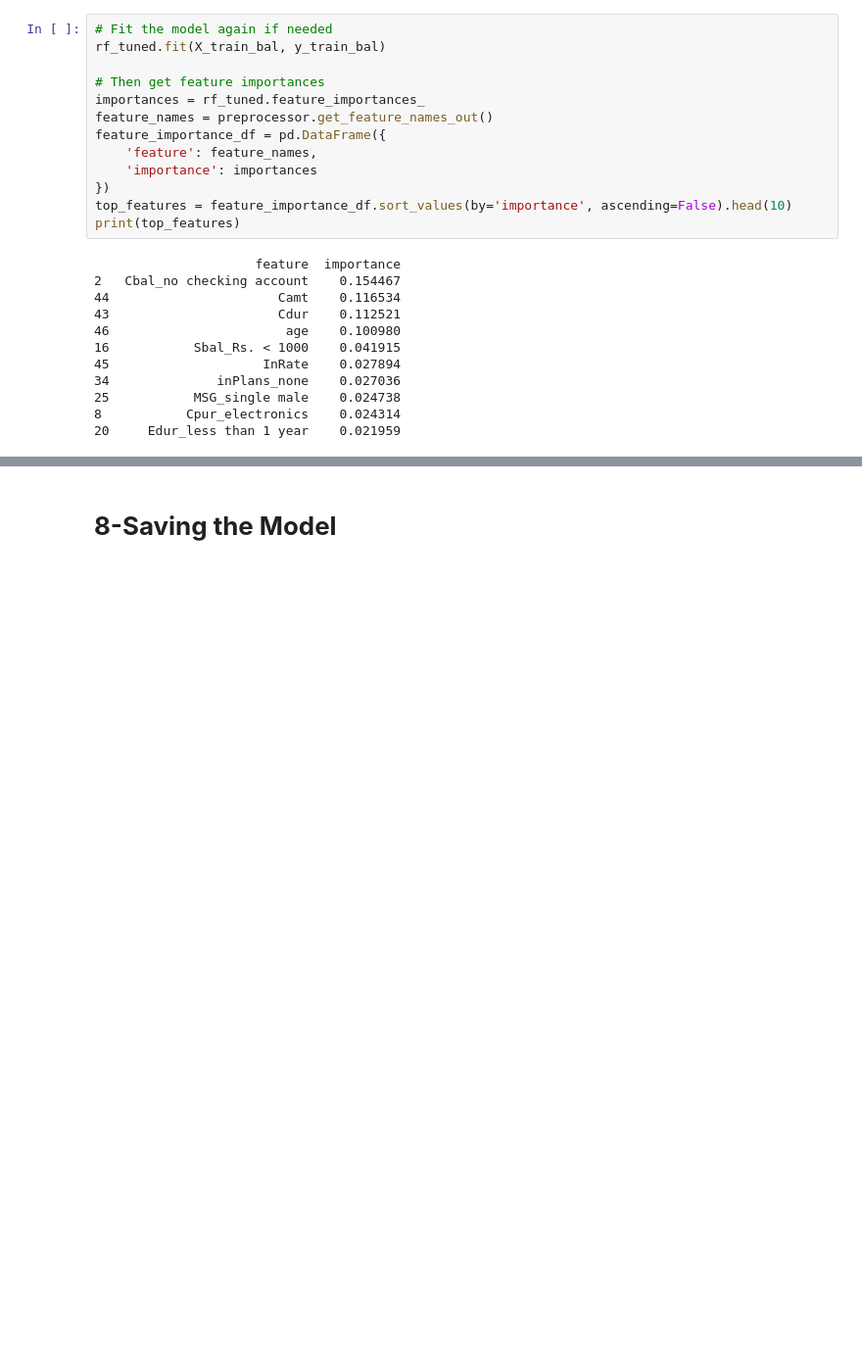
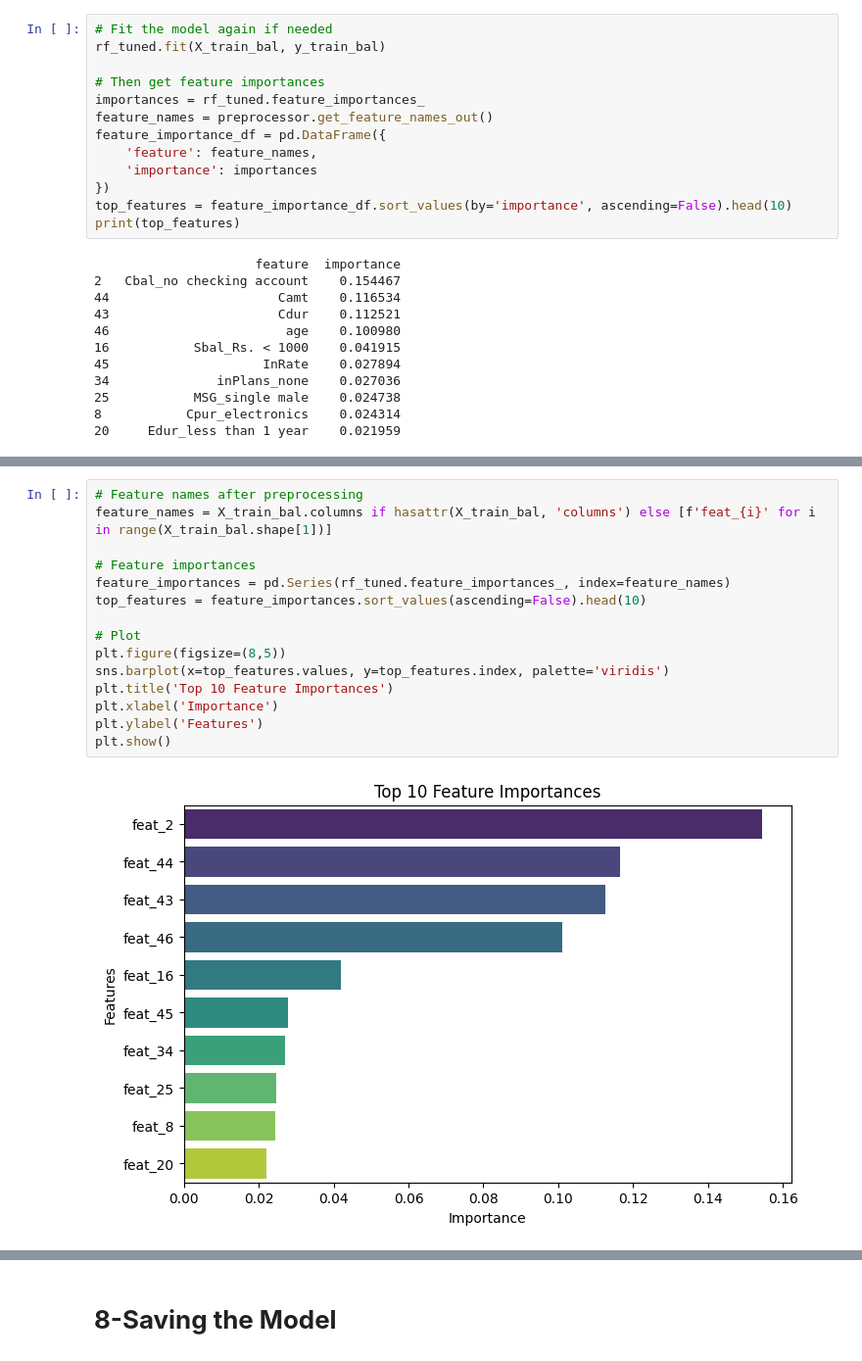
Before and after one commit to aisolutionsbyhassan/CodeAlpha_CreditworthinessPrediction, a Jupyter notebook: Creditworthiness_Prediction.ipynb, the cells around one changed output, grey strips where cells are left out. Shown at 98% size. Cells and saved outputs as stored; diff of their text form; blank space fills up the shorter version.

```diff
--- a/Creditworthiness_Prediction.ipynb
+++ b/Creditworthiness_Prediction.ipynb
@@ -907,0 +1027,17 @@ Top 10 Important Features:
+# %%
+# Feature names after preprocessing
+feature_names = X_train_bal.columns if hasattr(X_train_bal, 'columns') else [f'feat_{i}' for i in range(X_train_bal.shape[1])]
+
+# Feature importances
+feature_importances = pd.Series(rf_tuned.feature_importances_, index=feature_names)
+top_features = feature_importances.sort_values(ascending=False).head(10)
+
+# Plot
+plt.figure(figsize=(8,5))
+sns.barplot(x=top_features.values, y=top_features.index, palette='viridis')
+plt.title('Top 10 Feature Importances')
+plt.xlabel('Importance')
+plt.ylabel('Features')
+plt.show()
+# %% [output]
+[figure, added]
```
Also changed, not shown: parts of 16 cells of this notebook, 1 other file.
